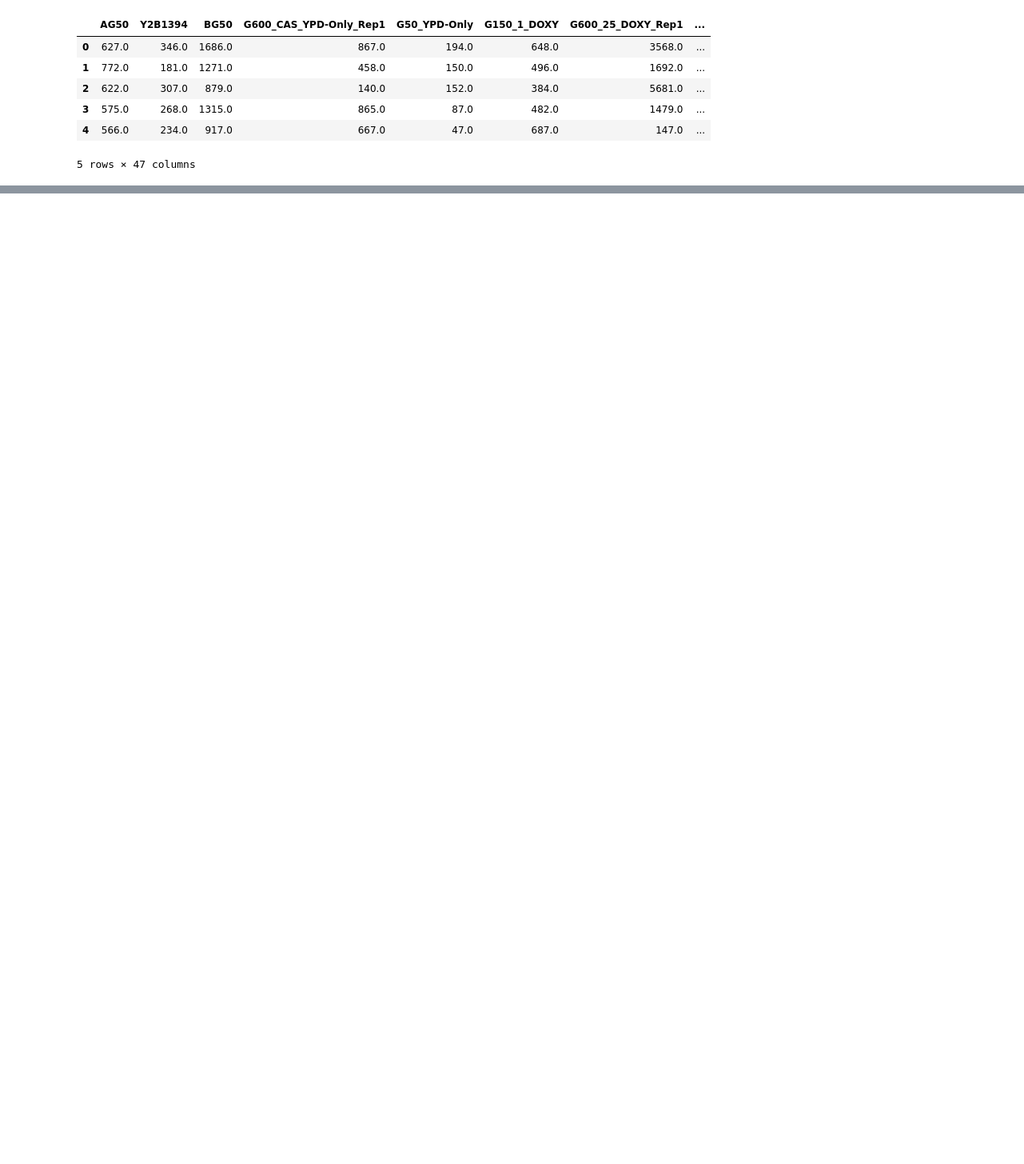
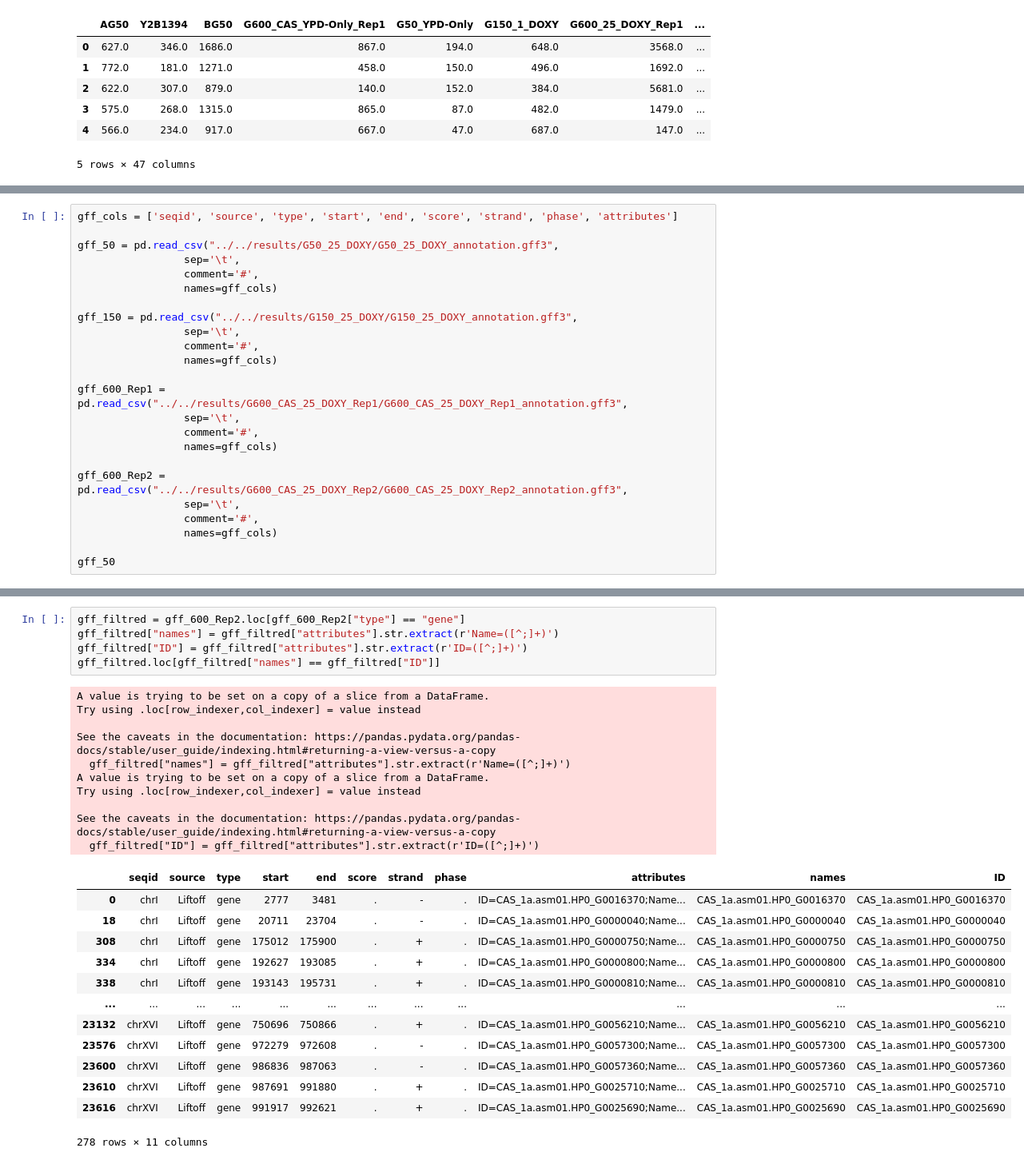
Before and after one commit to Chrom125/T2TyDNA, a Jupyter notebook: workflow/scr/telomere_pictures.ipynb, the cells around one changed output, grey strips where cells are left out. Shown at 80% size. Drawn from its saved outputs; the diff is of its cells as text; blank space fills up the shorter version.

```diff
--- a/workflow/scr/telomere_pictures.ipynb
+++ b/workflow/scr/telomere_pictures.ipynb
@@ -1086,0 +1219,24 @@ data_test.head()
+# %%
+gff_cols = ['seqid', 'source', 'type', 'start', 'end', 'score', 'strand', 'phase', 'attributes']
+
+gff_50 = pd.read_csv("../../results/G50_25_DOXY/G50_25_DOXY_annotation.gff3",
+                 sep='\t',
+                 comment='#',
+                 names=gff_cols)
+
+gff_150 = pd.read_csv("../../results/G150_25_DOXY/G150_25_DOXY_annotation.gff3",
+                 sep='\t',
+                 comment='#',
+                 names=gff_cols)
+
+gff_600_Rep1 = pd.read_csv("../../results/G600_CAS_25_DOXY_Rep1/G600_CAS_25_DOXY_Rep1_annotation.gff3",
+                 sep='\t',
+                 comment='#',
+                 names=gff_cols)
+
+gff_600_Rep2 = pd.read_csv("../../results/G600_CAS_25_DOXY_Rep2/G600_CAS_25_DOXY_Rep2_annotation.gff3",
+                 sep='\t',
+                 comment='#',
+                 names=gff_cols)
+
+gff_50
@@ -1086,0 +1310,29 @@ data_test.head()
+# %%
+gff_filtred = gff_600_Rep2.loc[gff_600_Rep2["type"] == "gene"]
+gff_filtred["names"] = gff_filtred["attributes"].str.extract(r'Name=([^;]+)')
+gff_filtred["ID"] = gff_filtred["attributes"].str.extract(r'ID=([^;]+)')
+gff_filtred.loc[gff_filtred["names"] == gff_filtred["ID"]]
+# %% [output]
+A value is trying to be set on a copy of a slice from a DataFrame.
+Try using .loc[row_indexer,col_indexer] = value instead
+
+See the caveats in the documentation: https://pandas.pydata.org/pandas-docs/stable/user_guide/indexing.html#returning-a-view-versus-a-copy
+  gff_filtred["names"] = gff_filtred["attributes"].str.extract(r'Name=([^;]+)')
+A value is trying to be set on a copy of a slice from a DataFrame.
+Try using .loc[row_indexer,col_indexer] = value instead
+
+See the caveats in the documentation: https://pandas.pydata.org/pandas-docs/stable/user_guide/indexing.html#returning-a-view-versus-a-copy
+  gff_filtred["ID"] = gff_filtred["attributes"].str.extract(r'ID=([^;]+)')
+|  | seqid | source | type | start | end | score | strand | phase | attributes | names | ID |
+| 0 | chrI | Liftoff | gene | 2777 | 3481 | . | - | . | ID=CAS_1a.asm01.HP0_G0016370;Name... | CAS_1a.asm01.HP0_G0016370 | CAS_1a.asm01.HP0_G0016370 |
+| 18 | chrI | Liftoff | gene | 20711 | 23704 | . | - | . | ID=CAS_1a.asm01.HP0_G0000040;Name... | CAS_1a.asm01.HP0_G0000040 | CAS_1a.asm01.HP0_G0000040 |
+| 308 | chrI | Liftoff | gene | 175012 | 175900 | . | + | . | ID=CAS_1a.asm01.HP0_G0000750;Name... | CAS_1a.asm01.HP0_G0000750 | CAS_1a.asm01.HP0_G0000750 |
+| 334 | chrI | Liftoff | gene | 192627 | 193085 | . | + | . | ID=CAS_1a.asm01.HP0_G0000800;Name... | CAS_1a.asm01.HP0_G0000800 | CAS_1a.asm01.HP0_G0000800 |
+| 338 | chrI | Liftoff | gene | 193143 | 195731 | . | + | . | ID=CAS_1a.asm01.HP0_G0000810;Name... | CAS_1a.asm01.HP0_G0000810 | CAS_1a.asm01.HP0_G0000810 |
+| ... | ... | ... | ... | ... | ... | ... | ... | ... | ... | ... | ... |
+| 23132 | chrXVI | Liftoff | gene | 750696 | 750866 | . | + | . | ID=CAS_1a.asm01.HP0_G0056210;Name... | CAS_1a.asm01.HP0_G0056210 | CAS_1a.asm01.HP0_G0056210 |
+| 23576 | chrXVI | Liftoff | gene | 972279 | 972608 | . | - | . | ID=CAS_1a.asm01.HP0_G0057300;Name... | CAS_1a.asm01.HP0_G0057300 | CAS_1a.asm01.HP0_G0057300 |
+| 23600 | chrXVI | Liftoff | gene | 986836 | 987063 | . | - | . | ID=CAS_1a.asm01.HP0_G0057360;Name... | CAS_1a.asm01.HP0_G0057360 | CAS_1a.asm01.HP0_G0057360 |
+| 23610 | chrXVI | Liftoff | gene | 987691 | 991880 | . | + | . | ID=CAS_1a.asm01.HP0_G0025710;Name... | CAS_1a.asm01.HP0_G0025710 | CAS_1a.asm01.HP0_G0025710 |
+| 23616 | chrXVI | Liftoff | gene | 991917 | 992621 | . | + | . | ID=CAS_1a.asm01.HP0_G0025690;Name... | CAS_1a.asm01.HP0_G0025690 | CAS_1a.asm01.HP0_G0025690 |
+278 rows × 11 columns
```
Also changed, not shown: parts of 41 cells of this notebook, 6 other files.
